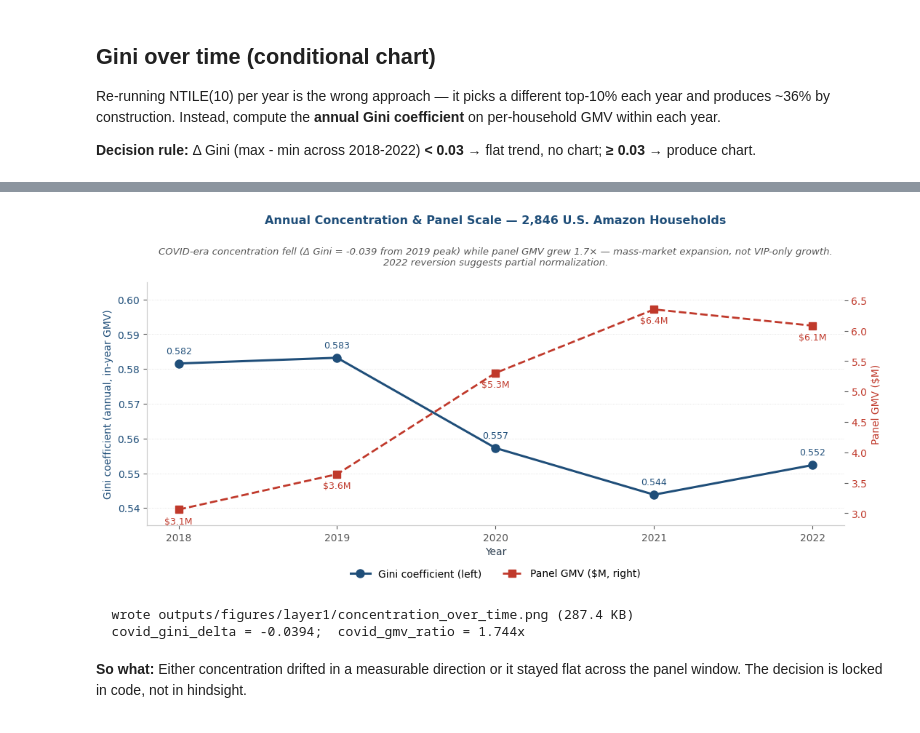
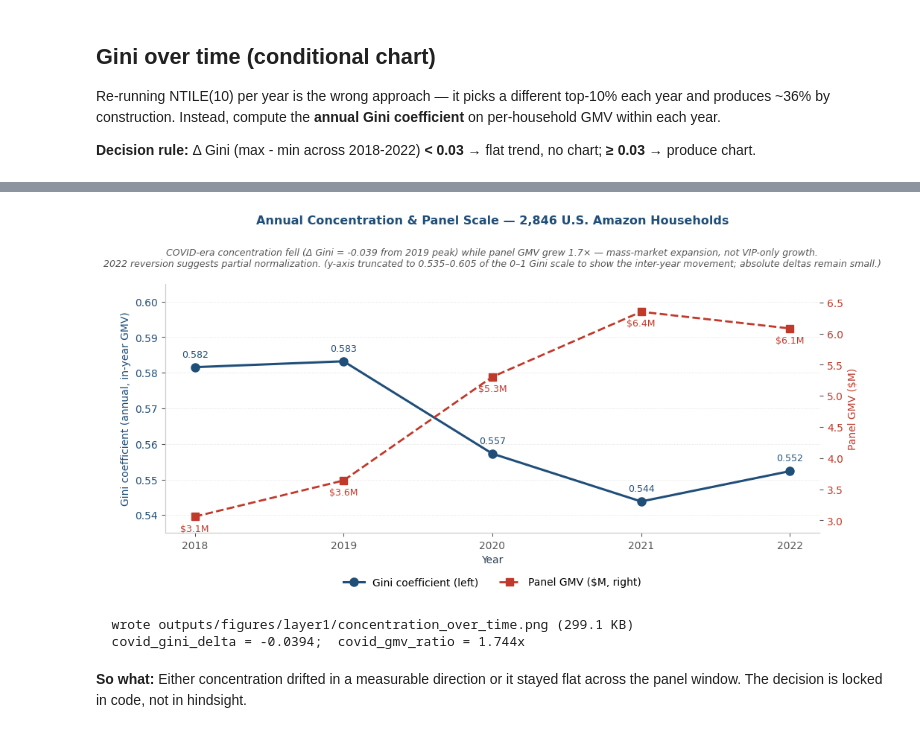
Before and after one commit to lilwan345/amazon-revenue-analytics, a Jupyter notebook: notebooks/01_layer1_concentration.ipynb, the cells around one changed output, grey strips where cells are left out. Saved outputs shown, nothing was run; the diff lists cells and outputs as text; code cells hidden in the pictures.

```diff
--- a/notebooks/01_layer1_concentration.ipynb
+++ b/notebooks/01_layer1_concentration.ipynb
@@ -1333,9 +1333,10 @@ if delta_gini >= 0.03:
         0.5, 1.06,
         f"COVID-era concentration fell (\u0394 Gini = {covid_gini_delta:+.3f} from 2019 peak) "
         f"while panel GMV {gmv_phrase} \u2014 mass-market expansion, not VIP-only growth.\n"
-        f"2022 reversion suggests partial normalization.",
+        f"2022 reversion suggests partial normalization. "
+f"(y-axis truncated to 0.535–0.605 of the 0–1 Gini scale to show the inter-year movement; absolute deltas remain small.)",
         transform=ax.transAxes, ha="center", va="bottom",
-        fontsize=9.5, color=COLOR_MUTED, style="italic",
+        fontsize=9.0, color=COLOR_MUTED, style="italic",
     )
 
     ax.set_xlabel("Year", fontsize=10)
@@ -1348,35 +1349,35 @@ if delta_gini >= 0.03:
     ax.set_ylim(bottom=0.535, top=0.605)
     # Hard-cap right axis to (2.8, 6.8) — caps the top tick at 6.5 cleanly and
     # eliminates a dangling "7" mark that earlier auto-padding created.
     ax2.set_ylim(bottom=2.8, top=6.8)
 
     ax.yaxis.grid(True, linestyle=":", color="#dddddd", linewidth=0.6)
     ax.set_axisbelow(True)
     ax.set_xticks(YEARS)
 
     # Legend below the x-axis (outside plot area) — guarantees no overlap with
     # any data-point annotation regardless of where the GMV/Gini lines run.
     ax.legend(
         handles=[line_gini, line_gmv],
         loc="upper center",
         bbox_to_anchor=(0.5, -0.14),
         ncol=2,
         fontsize=10, frameon=False,
     )
 
     plt.tight_layout(rect=[0, 0.04, 1, 0.90])
 
     GINI_TIME_PNG = PROJECT_ROOT / "outputs" / "figures" / "layer1" / "concentration_over_time.png"
     plt.savefig(GINI_TIME_PNG, dpi=300, facecolor="white", bbox_inches="tight")
     plt.show()
     print(f"  wrote {GINI_TIME_PNG.relative_to(PROJECT_ROOT)} "
           f"({GINI_TIME_PNG.stat().st_size / 1024:.1f} KB)")
     print(f"  covid_gini_delta = {covid_gini_delta:+.4f};  covid_gmv_ratio = {covid_gmv_ratio:.3f}x")
 else:
     print(f"  No chart produced -- Delta Gini = {delta_gini:.4f} < 0.03 threshold.")
 # %% [output]
-[figure, old version]
+[figure, new version]
-  wrote outputs/figures/layer1/concentration_over_time.png (287.4 KB)
+  wrote outputs/figures/layer1/concentration_over_time.png (299.1 KB)
   covid_gini_delta = -0.0394;  covid_gmv_ratio = 1.744x
 # %% [markdown]
 **So what:** Either concentration drifted in a measurable direction or it stayed flat across the panel window. The decision is locked in code, not in hindsight.
```
Also changed, not shown: parts of 6 cells of this notebook, 12 other files.
